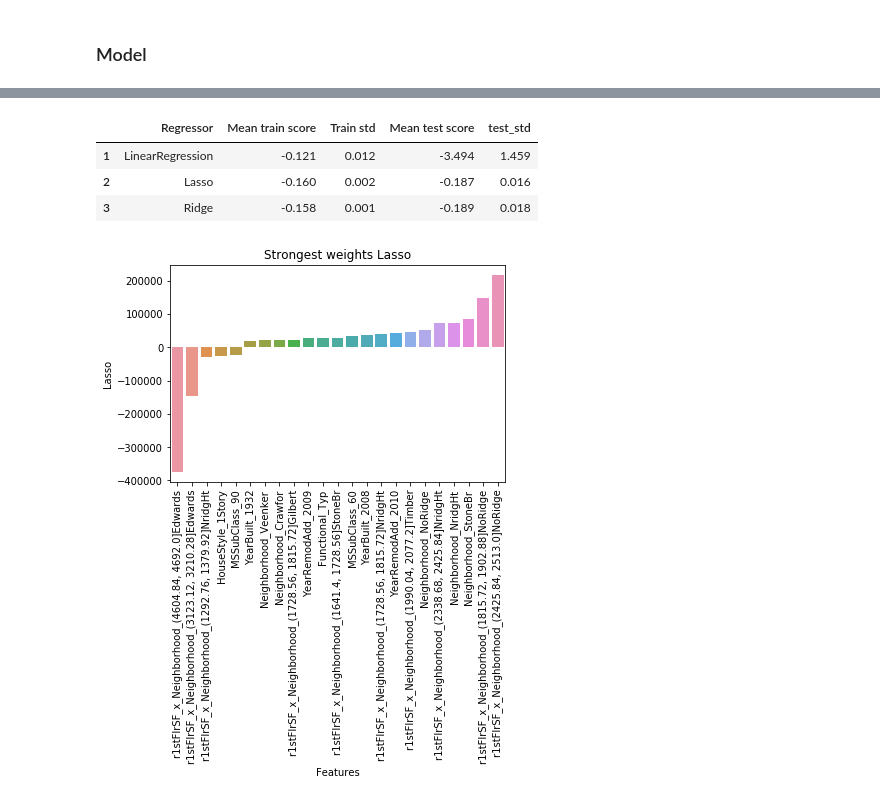
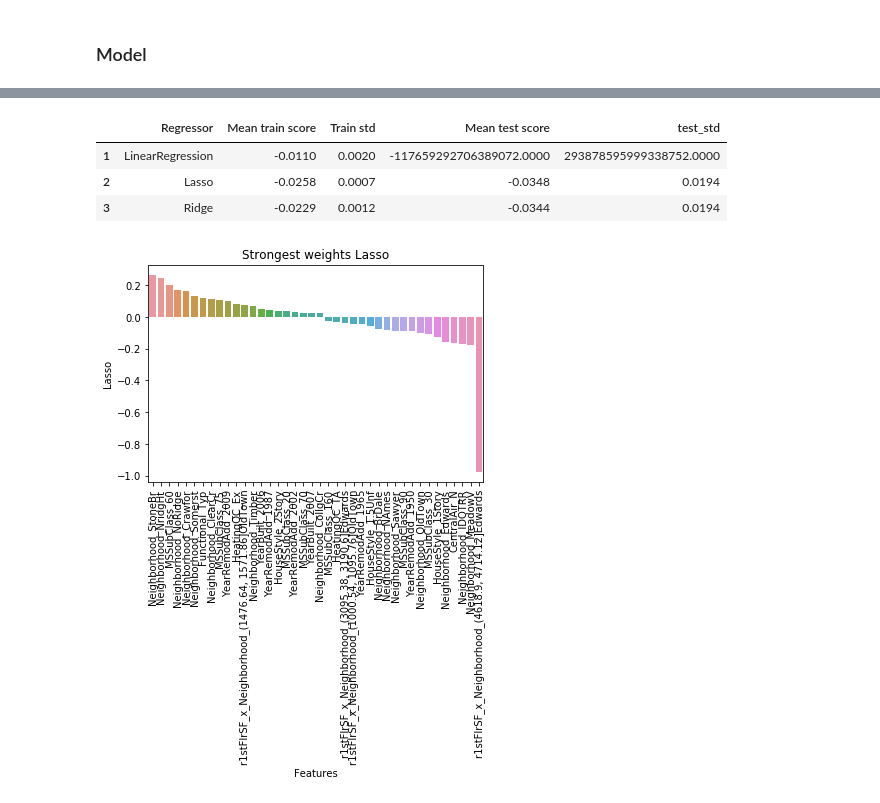
Before and after one commit to StevenDalderop/Ames-Housing-Dataset, a Jupyter notebook: Ames Housing Dataset.ipynb, the cells around one changed output, grey strips where cells are left out. Cells and saved outputs as stored; diff of their text form; code cells hidden in the pictures.

```diff
--- a/Ames Housing Dataset.ipynb
+++ b/Ames Housing Dataset.ipynb
@@ -355,3 +393,9 @@ train["r1stFlrSF_x_Neighborhood"].unique().shape
 # %% [markdown]
 ### Model
+# %%
+df_dummies=pd.get_dummies(data=df,columns=["YearBuilt","MSSubClass","Neighborhood","HouseStyle","HeatingQC","CentralAir",
+                                                 "SaleType","Functional","r1stFlrSF_x_Neighborhood","BldgType","YearRemodAdd"])
+# %%
+train_dummies=df_dummies[:1460]
+test_dummies=df_dummies[1460:]
 # %%
@@ -374,9 +415,9 @@ def log_mean_squared_error(truth,predictions):
     return np.sqrt(sum((ltruth-lpredictions) ** 2)/len(truth))
 lmse_scorer=make_scorer(log_mean_squared_error,greater_is_better=False)
 # %%
-regr=[LinearRegression(),Lasso(alpha=100),Ridge(alpha=10)]
+regr=[LinearRegression(),Lasso(alpha=0.001),Ridge(alpha=10)]
 # %%
-def cross_validation(regr=regr,X_train=X_train,y_train=y_train, features=features,scoring=lmse_scorer,cv=10,
+def cross_validation(regr=regr,X_train=X_train,y_train=np.log(y_train), features=features,scoring="neg_mean_squared_error",cv=10,
                    table=True):
     names=[]
     mean_test_scores=[]
@@ -404,10 +445,12 @@ def cross_validation(regr=regr,X_train=X_train,y_train=y_train, features=feature
     if table:
         display(regr_results)
 
-    results=pd.DataFrame({"Features":features,"LinearRegression":coef[0],"Lasso":coef[1],"Ridge":coef[2]}).sort_values(by="Lasso")
-    sns.barplot(x="Features",y="Lasso",data=results[abs(results["Lasso"])>20000])
+    results=pd.DataFrame({"Features":features,"LinearRegression":coef[0],"Lasso":coef[1],"Ridge":coef[2]}).\
+        sort_values(by="Lasso",ascending=False)
+    sns.barplot(x="Features",y="Lasso",data=results[abs(results["Lasso"])>0.02])
     plt.xticks(rotation=90)
     plt.title("Strongest weights Lasso")
+    return results
 # %%
 def add_to_features(list_name_columns):
     outcome=[]
@@ -422,8 +465,8 @@ features=add_to_features(["YearBuilt","MSSubClass","Neighborhood","r1stFlrSF_x_N
 # %%
-cross_validation(features=features)
+results=cross_validation(features=features)
 # %% [output]
 |  | Regressor | Mean train score | Train std | Mean test score | test_std |
-| 1 | LinearRegression | -0.121 | 0.012 | -3.494 | 1.459 |
-| 2 | Lasso | -0.160 | 0.002 | -0.187 | 0.016 |
-| 3 | Ridge | -0.158 | 0.001 | -0.189 | 0.018 |
+| 1 | LinearRegression | -0.0110 | 0.0020 | -117659292706389072.0000 | 293878595999338752.0000 |
+| 2 | Lasso | -0.0258 | 0.0007 | -0.0348 | 0.0194 |
+| 3 | Ridge | -0.0229 | 0.0012 | -0.0344 | 0.0194 |
-[figure, old version]
+[figure, new version]
```
Also changed, not shown: parts of 27 cells of this notebook, 1 other file.
